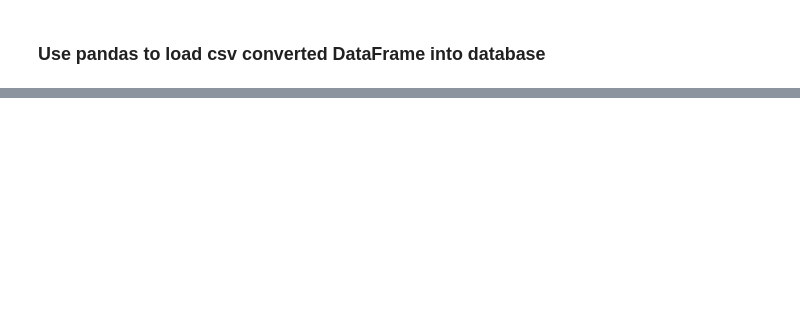
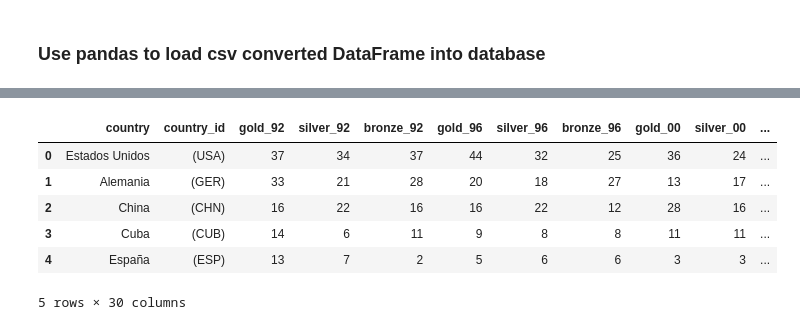
Before and after one commit to MarcoASB/Project1.5, a Jupyter notebook: Project.ipynb, the cells around one changed output, grey strips where cells are left out. Saved outputs shown, nothing was run; the diff lists cells and outputs as text; code cells hidden in the pictures; blank space fills up the shorter version.

```diff
--- a/Project.ipynb
+++ b/Project.ipynb
@@ -95,0 +117,3 @@ df7.to_sql(name='rio_2016', con=engine, if_exists='append', index=False)
+# %%
+df10 = pd.merge(df9,df4,on='country',how='inner')
+df10.head()
@@ -95,0 +161,11 @@ df7.to_sql(name='rio_2016', con=engine, if_exists='append', index=False)
+# %%
+cons_df = final_df[['country','country_id','gold_92','silver_92','bronze_92','gold_96','silver_96','bronze_96','gold_00','silver_00','bronze_00','gold_04','silver_04','bronze_04','gold_08','silver_08','bronze_08','gold_12','silver_12','bronze_12','gold_16','silver_16','bronze_16','total_92','total_96','total_00','total_04','total_08','total_12','total_16']]
+cons_df.head()
+# %% [output]
+|  | country | country_id | gold_92 | silver_92 | bronze_92 | gold_96 | silver_96 | bronze_96 | gold_00 | silver_00 | ... |
+| 0 | Estados Unidos | (USA) | 37 | 34 | 37 | 44 | 32 | 25 | 36 | 24 | ... |
+| 1 | Alemania | (GER) | 33 | 21 | 28 | 20 | 18 | 27 | 13 | 17 | ... |
+| 2 | China | (CHN) | 16 | 22 | 16 | 16 | 22 | 12 | 28 | 16 | ... |
+| 3 | Cuba | (CUB) | 14 | 6 | 11 | 9 | 8 | 8 | 11 | 11 | ... |
+| 4 | España | (ESP) | 13 | 7 | 2 | 5 | 6 | 6 | 3 | 3 | ... |
+5 rows × 30 columns
```
Also changed, not shown: parts of 14 cells of this notebook.
